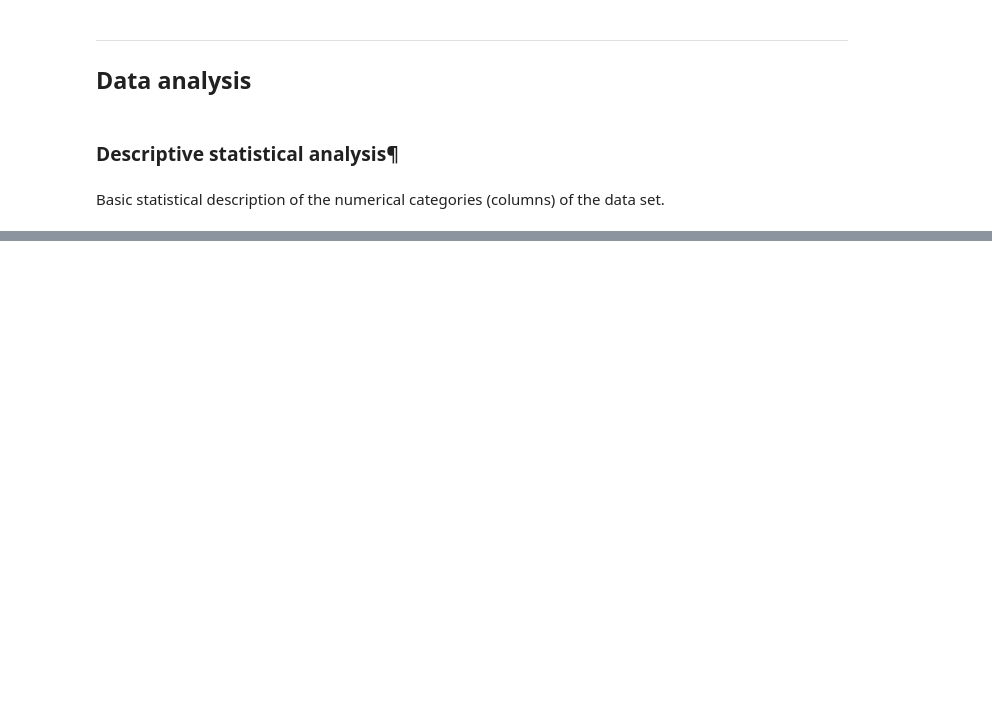
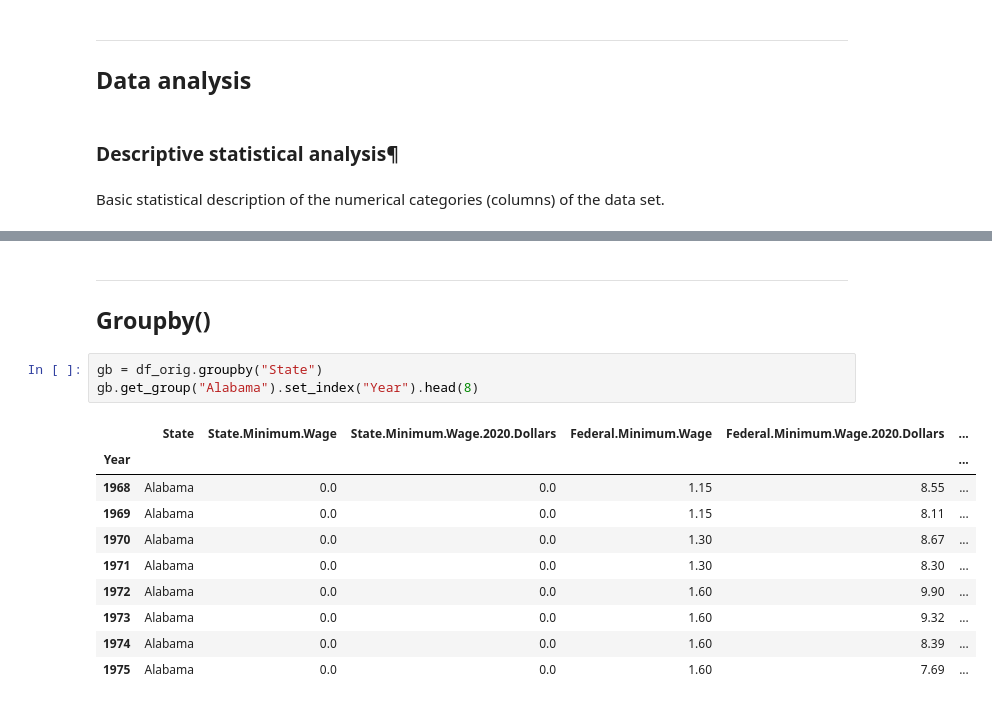
Before and after one commit to andkoc001/ML_projects, a Jupyter notebook: pandas_grupby.ipynb, the cells around one changed output, grey strips where cells are left out. Saved outputs shown, nothing was run; the diff lists cells and outputs as text; blank space fills up the shorter version.

Commit message:
Groupby() functionality explored further

```diff
--- a/pandas_grupby.ipynb
+++ b/pandas_grupby.ipynb
@@ -101,3 +101,20 @@ df_orig.describe()
 | 50% | 1994.000000 | 3.350000 | 7.400000 | 4.250000 | 7.900000 | ... |
 | 75% | 2007.000000 | 5.150000 | 8.450000 | 5.150000 | 8.390000 | ... |
 | max | 2020.000000 | 14.000000 | 15.610000 | 7.250000 | 10.330000 | ... |
+# %% [markdown]
+___
+## Groupby()
+# %%
+gb = df_orig.groupby("State")
+gb.get_group("Alabama").set_index("Year").head(8)
+# %% [output]
+|  | State | State.Minimum.Wage | State.Minimum.Wage.2020.Dollars | Federal.Minimum.Wage | Federal.Minimum.Wage.2020.Dollars | ... |
+| Year |  |  |  |  |  | ... |
+| 1968 | Alabama | 0.0 | 0.0 | 1.15 | 8.55 | ... |
+| 1969 | Alabama | 0.0 | 0.0 | 1.15 | 8.11 | ... |
+| 1970 | Alabama | 0.0 | 0.0 | 1.30 | 8.67 | ... |
+| 1971 | Alabama | 0.0 | 0.0 | 1.30 | 8.30 | ... |
+| 1972 | Alabama | 0.0 | 0.0 | 1.60 | 9.90 | ... |
+| 1973 | Alabama | 0.0 | 0.0 | 1.60 | 9.32 | ... |
+| 1974 | Alabama | 0.0 | 0.0 | 1.60 | 8.39 | ... |
+| 1975 | Alabama | 0.0 | 0.0 | 1.60 | 7.69 | ... |
```
Also changed, not shown: parts of 1 cell of this notebook.
